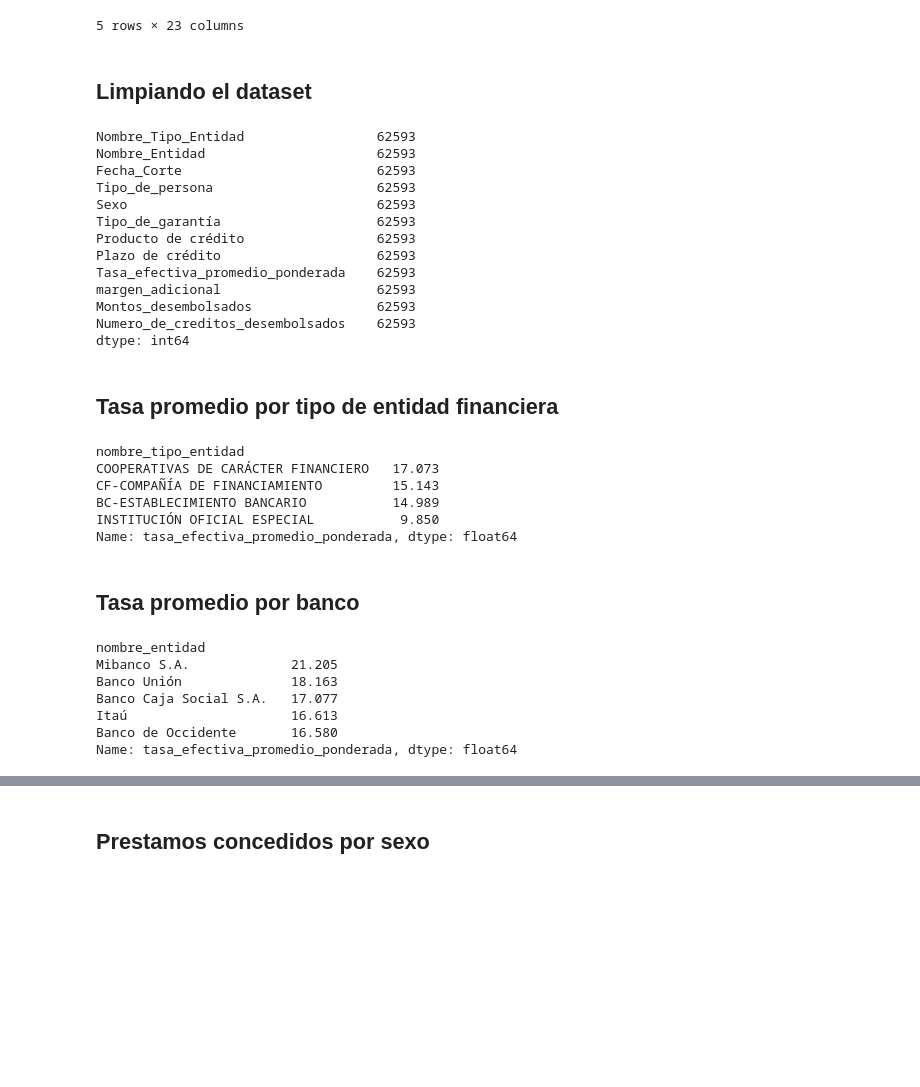
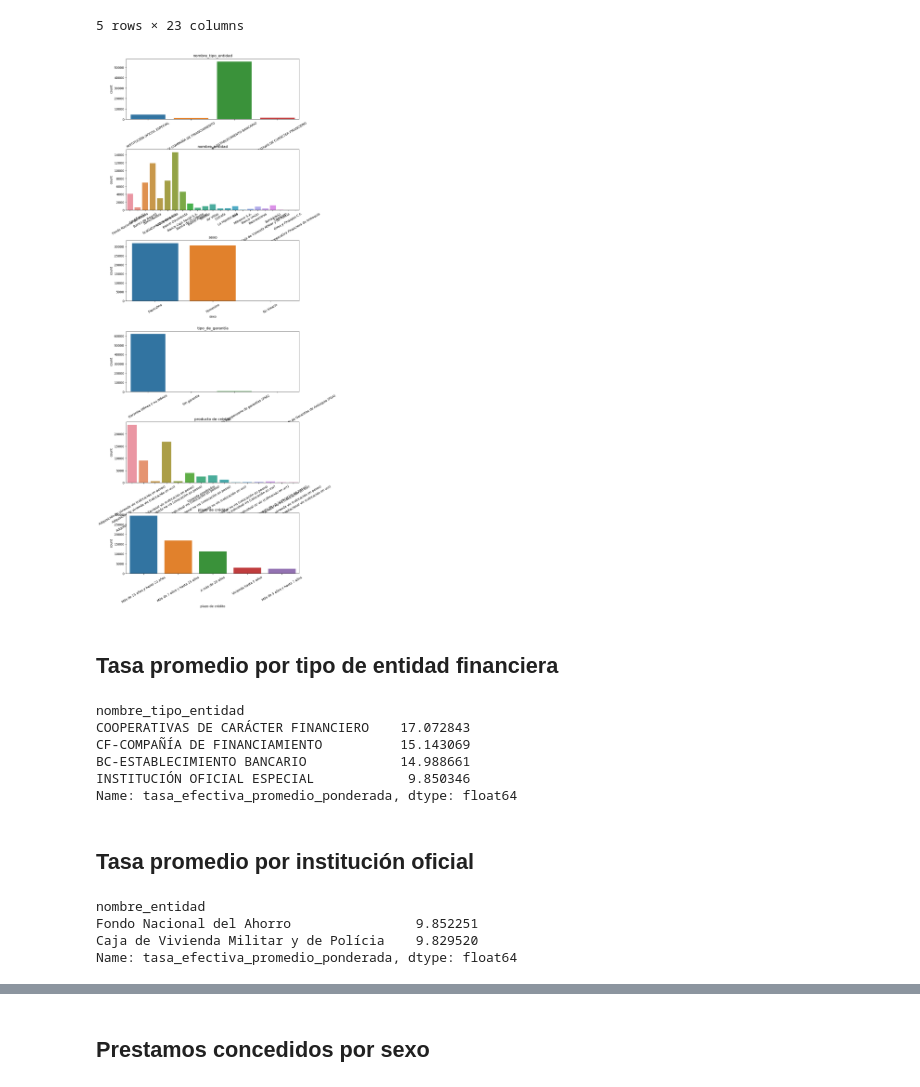
Before and after one commit to rlastralop/UDEA_Fundamentos, a Jupyter notebook: trabajo.ipynb, the cells around one changed output, grey strips where cells are left out. Saved outputs shown, nothing was run; the diff lists cells and outputs as text; code cells hidden in the pictures; blank space fills up the shorter version.

```diff
--- a/trabajo.ipynb
+++ b/trabajo.ipynb
@@ -61,0 +145,2 @@ array(['INSTITUCIÓN OFICIAL ESPECIAL', 'CF-COMPAÑÍA DE FINANCIAMIENTO',
+# %%
+df.drop(columns=['Tipo_Entidad', 'Codigo_Entidad','Tamaño_de_empresa','Tipo_de_crédito','Antiguedad_de_la_empresa','Codigo_CIIU','Codigo_Municipio','Rango_monto_desembolsado','Grupo_Etnico','Tipo_de_Tasa','Clase_deudor','Tipo_de_persona', 'Fecha_Corte'], inplace=True)
@@ -69,25 +178,3 @@ df.head()
 | 3 | 1 | BC-ESTABLECIMIENTO BANCARIO | 7 | Bancolombia | 13/10/2023 | Natural | ... |
 | 4 | 1 | BC-ESTABLECIMIENTO BANCARIO | 42 | Scotiabank Colpatria S.A. | 09/12/2022 | Natural | ... |
 5 rows × 23 columns
-# %% [markdown]
-## Limpiando el dataset
-# %%
-df.drop(columns=['Tipo_Entidad', 'Codigo_Entidad','Tamaño_de_empresa','Tipo_de_crédito','Antiguedad_de_la_empresa','Codigo_CIIU','Codigo_Municipio'], inplace=True)
-# %%
-df.drop(columns=['Rango_monto_desembolsado','Grupo_Etnico','Tipo_de_Tasa','Clase_deudor'], inplace=True)
-# %%
-df.notna().sum()
-# %% [output]
-Nombre_Tipo_Entidad                 62593
-Nombre_Entidad                      62593
-Fecha_Corte                         62593
-Tipo_de_persona                     62593
-Sexo                                62593
-Tipo_de_garantía                    62593
-Producto de crédito                 62593
-Plazo de crédito                    62593
-Tasa_efectiva_promedio_ponderada    62593
-margen_adicional                    62593
-Montos_desembolsados                62593
-Numero_de_creditos_desembolsados    62593
-dtype: int64
@@ -96,23 +181,35 @@ df.columns = df.columns.str.lower()
+# %%
+# Tomemos las variables categóricas y generemos gráficos de barras
+
+col_cat, _ = separar_columnas(df)
+
+# Gráficos de barras de conteo
+fig, ax = plt.subplots(nrows=len(col_cat), ncols=1, figsize=(10,30))
+fig.subplots_adjust(hspace=0.5)
+
+for i, col in enumerate(col_cat):
+  sns.countplot(x=col, data=df, ax=ax[i])
+  ax[i].set_title(col)
+  ax[i].set_xticklabels(ax[i].get_xticklabels(),rotation=30)
+# %% [output]
+[figure, added]
 # %% [markdown]
 ## Tasa promedio por tipo de entidad financiera
 # %%
 df.groupby(['nombre_tipo_entidad']).tasa_efectiva_promedio_ponderada.mean().sort_values(ascending=False).head()
 # %% [output]
 nombre_tipo_entidad
-COOPERATIVAS DE CARÁCTER FINANCIERO   17.073
-CF-COMPAÑÍA DE FINANCIAMIENTO         15.143
-BC-ESTABLECIMIENTO BANCARIO           14.989
-INSTITUCIÓN OFICIAL ESPECIAL           9.850
+COOPERATIVAS DE CARÁCTER FINANCIERO    17.072843
+CF-COMPAÑÍA DE FINANCIAMIENTO          15.143069
+BC-ESTABLECIMIENTO BANCARIO            14.988661
+INSTITUCIÓN OFICIAL ESPECIAL            9.850346
 Name: tasa_efectiva_promedio_ponderada, dtype: float64
 # %% [markdown]
-## Tasa promedio por banco
+## Tasa promedio por institución oficial
 # %%
-df[df.nombre_tipo_entidad=='BC-ESTABLECIMIENTO BANCARIO'].groupby(['nombre_entidad']).tasa_efectiva_promedio_ponderada.mean().sort_values(ascending=False).head()
+df[df.nombre_tipo_entidad=='INSTITUCIÓN OFICIAL ESPECIAL'].groupby(['nombre_entidad']).tasa_efectiva_promedio_ponderada.mean().sort_values(ascending=False).head()
 # %% [output]
 nombre_entidad
-Mibanco S.A.             21.205
-Banco Unión              18.163
-Banco Caja Social S.A.   17.077
-Itaú                     16.613
-Banco de Occidente       16.580
+Fondo Nacional del Ahorro                9.852251
+Caja de Vivienda Militar y de Polícia    9.829520
 Name: tasa_efectiva_promedio_ponderada, dtype: float64
```
Also changed, not shown: parts of 15 cells of this notebook.
